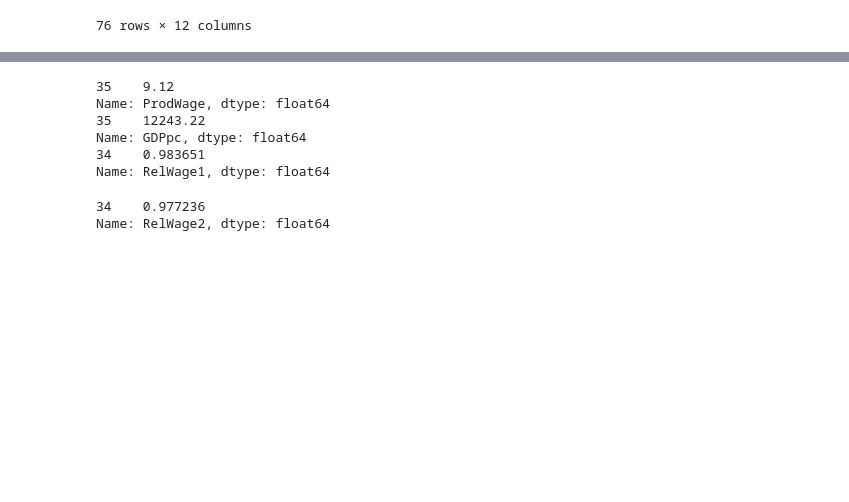
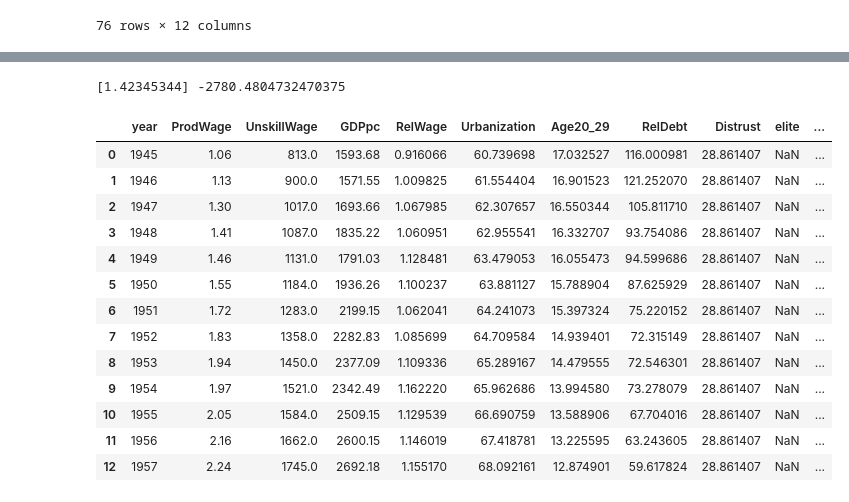
Before and after one commit to RichardScottOZ/Cliodynamics, a Jupyter notebook: notebooks/USA_PSI.ipynb, the cells around one changed output, grey strips where cells are left out. Saved outputs shown, nothing was run; the diff lists cells and outputs as text; code cells hidden in the pictures; blank space fills up the shorter version.

```diff
--- a/notebooks/USA_PSI.ipynb
+++ b/notebooks/USA_PSI.ipynb
@@ -53,0 +67,2 @@ data['RelWage2'] = data['RelWage2'].divide(scaler2[0])
+# %%
+reg = LinearRegression().fit(data_regression['year'].values.reshape(-1,1), data_regression['RelWage'])
@@ -53,0 +77,2 @@ data['RelWage2'] = data['RelWage2'].divide(scaler2[0])
+# %%
+RelWage2012 = reg.predict(data['year'][data['year'] > 2011].values.reshape(-1,1))
@@ -53,0 +84,2 @@ data['RelWage2'] = data['RelWage2'].divide(scaler2[0])
+# %%
+data.loc[data['year'] > 2011, 'RelWage'] = RelWage2012
@@ -53,0 +92,4 @@ data['RelWage2'] = data['RelWage2'].divide(scaler2[0])
+# %%
+print(reg2.coef_,reg2.intercept_)
+# %% [output]
+[1.42345344] -2780.4804732470375
@@ -54,14 +98,21 @@ data['RelWage2'] = data['RelWage2'].divide(scaler2[0])
+# %%
+data.loc[data['year'] > 2012, 'RelDebt'] = Distrust2013
 # %%
-print(data['ProdWage'].loc[data['year'] == 1980])
-print(data['GDPpc'].loc[data['year'] == 1980])
-print(data['RelWage1'].loc[data['year'] == 1979])
-data['RelWage2'].loc[data['year'] == 1979]
+scaler3 = [data.loc[data['year'] == 1958][['Distrust']].values[0][0]] * data.loc[data['year'] < 1958]['Distrust'].shape[0]
+data.loc[data['year'] < 1958, 'Distrust'] = scaler3
+data.head(data.loc[data['year'] < 1958]['Distrust'].shape[0])
 # %% [output]
-35    9.12
-Name: ProdWage, dtype: float64
-35    12243.22
-Name: GDPpc, dtype: float64
-34    0.983651
-Name: RelWage1, dtype: float64
-34    0.977236
-Name: RelWage2, dtype: float64
+|  | year | ProdWage | UnskillWage | GDPpc | RelWage | Urbanization | Age20_29 | RelDebt | Distrust | elite | ... |
+| 0 | 1945 | 1.06 | 813.0 | 1593.68 | 0.916066 | 60.739698 | 17.032527 | 116.000981 | 28.861407 | NaN | ... |
+| 1 | 1946 | 1.13 | 900.0 | 1571.55 | 1.009825 | 61.554404 | 16.901523 | 121.252070 | 28.861407 | NaN | ... |
+| 2 | 1947 | 1.30 | 1017.0 | 1693.66 | 1.067985 | 62.307657 | 16.550344 | 105.811710 | 28.861407 | NaN | ... |
+| 3 | 1948 | 1.41 | 1087.0 | 1835.22 | 1.060951 | 62.955541 | 16.332707 | 93.754086 | 28.861407 | NaN | ... |
+| 4 | 1949 | 1.46 | 1131.0 | 1791.03 | 1.128481 | 63.479053 | 16.055473 | 94.599686 | 28.861407 | NaN | ... |
+| 5 | 1950 | 1.55 | 1184.0 | 1936.26 | 1.100237 | 63.881127 | 15.788904 | 87.625929 | 28.861407 | NaN | ... |
+| 6 | 1951 | 1.72 | 1283.0 | 2199.15 | 1.062041 | 64.241073 | 15.397324 | 75.220152 | 28.861407 | NaN | ... |
+| 7 | 1952 | 1.83 | 1358.0 | 2282.83 | 1.085699 | 64.709584 | 14.939401 | 72.315149 | 28.861407 | NaN | ... |
+| 8 | 1953 | 1.94 | 1450.0 | 2377.09 | 1.109336 | 65.289167 | 14.479555 | 72.546301 | 28.861407 | NaN | ... |
+| 9 | 1954 | 1.97 | 1521.0 | 2342.49 | 1.162220 | 65.962686 | 13.994580 | 73.278079 | 28.861407 | NaN | ... |
+| 10 | 1955 | 2.05 | 1584.0 | 2509.15 | 1.129539 | 66.690759 | 13.588906 | 67.704016 | 28.861407 | NaN | ... |
+| 11 | 1956 | 2.16 | 1662.0 | 2600.15 | 1.146019 | 67.418781 | 13.225595 | 63.243605 | 28.861407 | NaN | ... |
+| 12 | 1957 | 2.24 | 1745.0 | 2692.18 | 1.155170 | 68.092161 | 12.874901 | 59.617824 | 28.861407 | NaN | ... |
```
Also changed, not shown: parts of 29 cells of this notebook, 1 other file.
